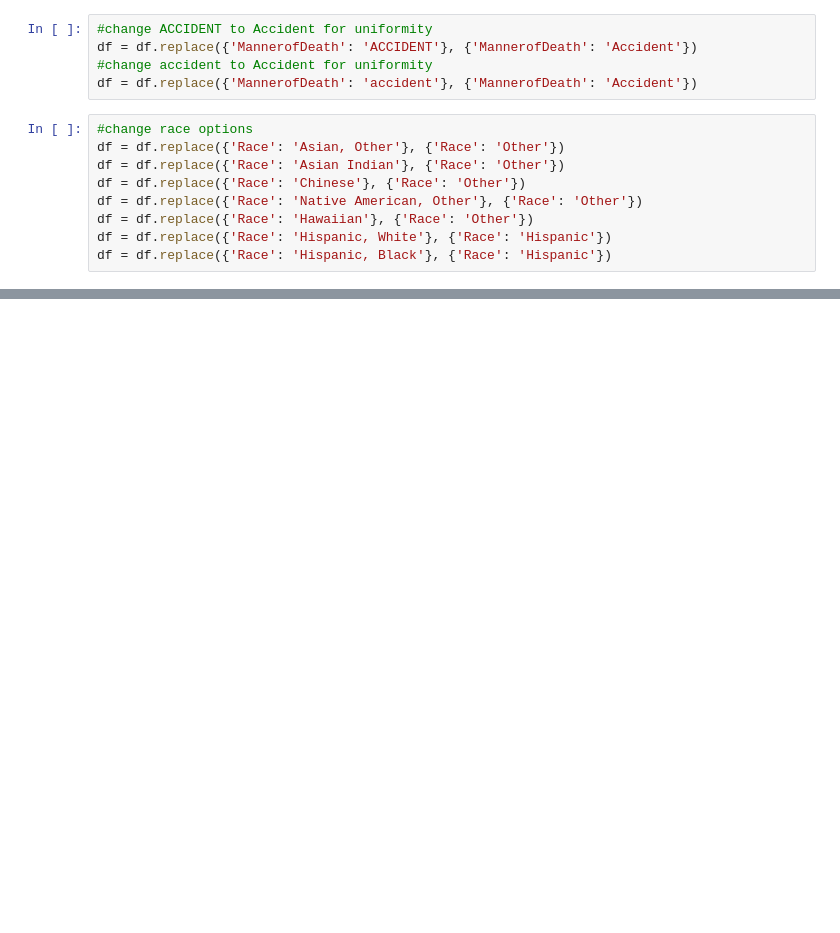
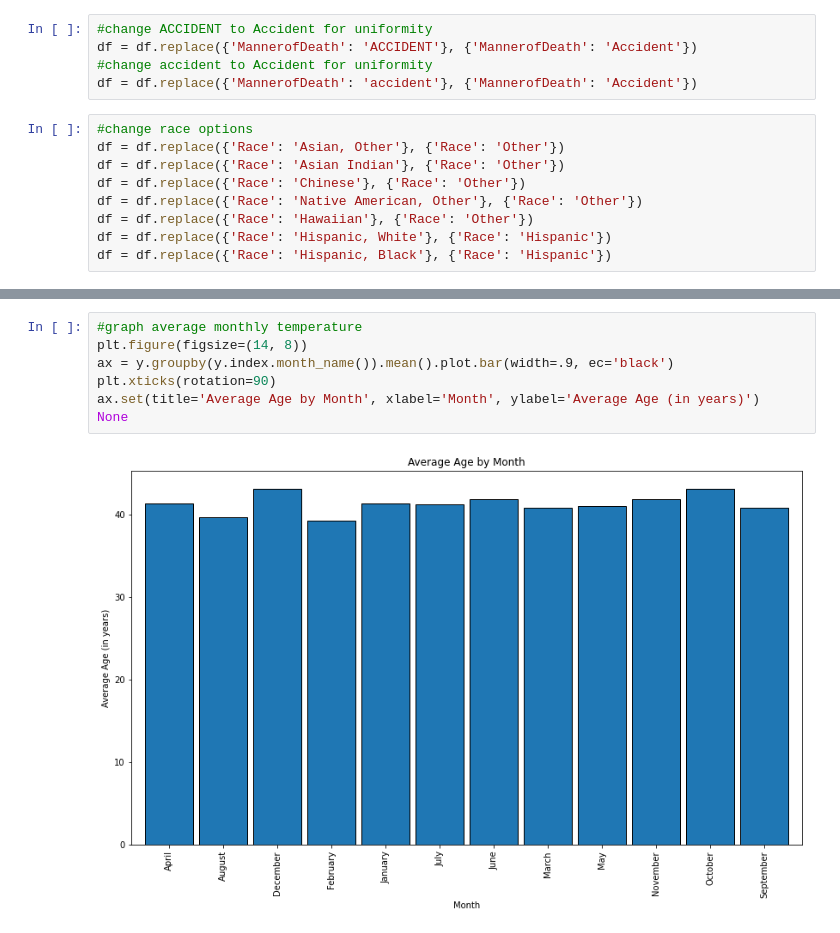
Before and after one commit to natasharivers/individual_project, a Jupyter notebook: Initial Time Series Notebook.ipynb, the cells around one changed output, grey strips where cells are left out. Saved outputs shown, nothing was run; the diff lists cells and outputs as text; blank space fills up the shorter version.

```diff
--- a/Initial Time Series Notebook.ipynb
+++ b/Initial Time Series Notebook.ipynb
@@ -91,0 +292,9 @@ df = df.drop(columns=['Unnamed: 0', 'DateType', 'ResidenceCounty','ResidenceStat
+# %%
+#graph average monthly temperature
+plt.figure(figsize=(14, 8))
+ax = y.groupby(y.index.month_name()).mean().plot.bar(width=.9, ec='black')
+plt.xticks(rotation=90)
+ax.set(title='Average Age by Month', xlabel='Month', ylabel='Average Age (in years)')
+None
+# %% [output]
+[figure, added]
```
Also changed, not shown: parts of 33 cells of this notebook.
